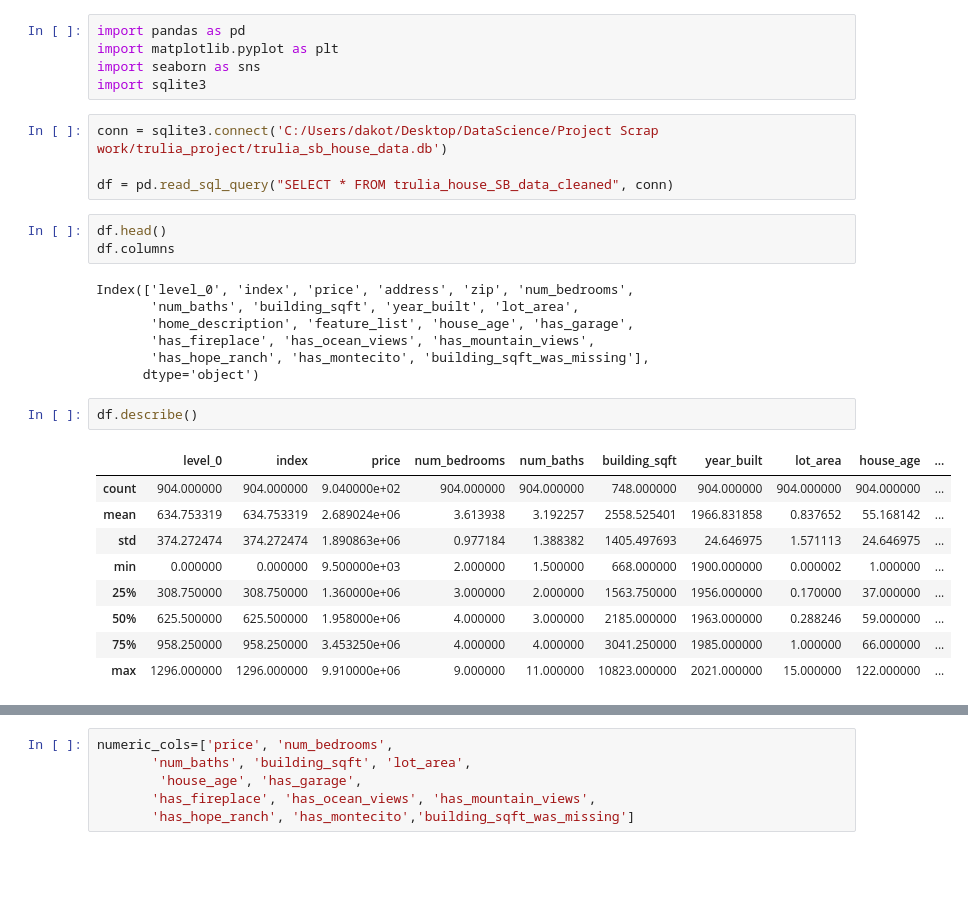
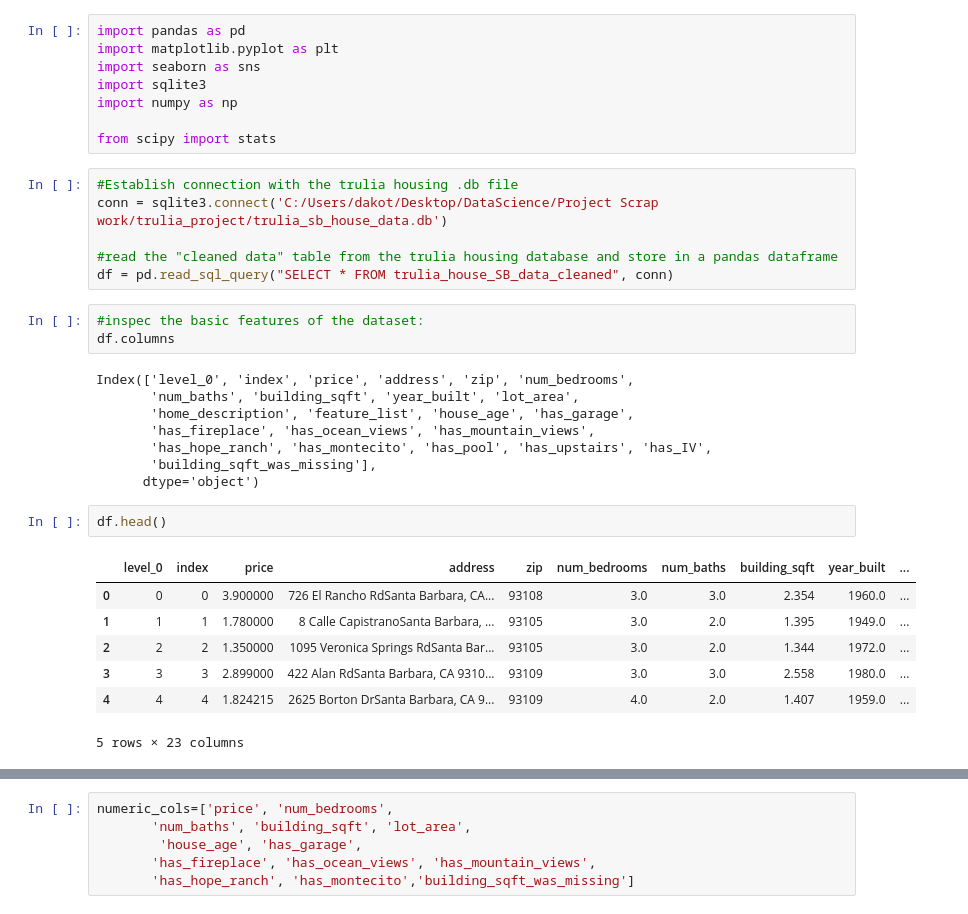
Before and after one commit to dakotarawlings/dakota_data_science_projects, a Jupyter notebook: santa_barbara_realestate_analysis/data_EDA.ipynb, the cells around one changed output, grey strips where cells are left out. Drawn from its saved outputs; the diff is of its cells as text; blank space fills up the shorter version.

```diff
--- a/santa_barbara_realestate_analysis/data_EDA.ipynb
+++ b/santa_barbara_realestate_analysis/data_EDA.ipynb
@@ -3,32 +3,36 @@ import pandas as pd
 import matplotlib.pyplot as plt
 import seaborn as sns
 import sqlite3
+import numpy as np
+
+from scipy import stats
 # %%
+#Establish connection with the trulia housing .db file
 conn = sqlite3.connect('C:/Users/dakot/Desktop/DataScience/Project Scrap work/trulia_project/trulia_sb_house_data.db')
 
+#read the "cleaned data" table from the trulia housing database and store in a pandas dataframe
 df = pd.read_sql_query("SELECT * FROM trulia_house_SB_data_cleaned", conn)
 # %%
-df.head()
+#inspec the basic features of the dataset:
 df.columns
 # %% [output]
 Index(['level_0', 'index', 'price', 'address', 'zip', 'num_bedrooms',
        'num_baths', 'building_sqft', 'year_built', 'lot_area',
        'home_description', 'feature_list', 'house_age', 'has_garage',
        'has_fireplace', 'has_ocean_views', 'has_mountain_views',
-       'has_hope_ranch', 'has_montecito', 'building_sqft_was_missing'],
+       'has_hope_ranch', 'has_montecito', 'has_pool', 'has_upstairs', 'has_IV',
+       'building_sqft_was_missing'],
       dtype='object')
 # %%
-df.describe()
+df.head()
 # %% [output]
-|  | level_0 | index | price | num_bedrooms | num_baths | building_sqft | year_built | lot_area | house_age | ... |
-| count | 904.000000 | 904.000000 | 9.040000e+02 | 904.000000 | 904.000000 | 748.000000 | 904.000000 | 904.000000 | 904.000000 | ... |
-| mean | 634.753319 | 634.753319 | 2.689024e+06 | 3.613938 | 3.192257 | 2558.525401 | 1966.831858 | 0.837652 | 55.168142 | ... |
-| std | 374.272474 | 374.272474 | 1.890863e+06 | 0.977184 | 1.388382 | 1405.497693 | 24.646975 | 1.571113 | 24.646975 | ... |
-| min | 0.000000 | 0.000000 | 9.500000e+03 | 2.000000 | 1.500000 | 668.000000 | 1900.000000 | 0.000002 | 1.000000 | ... |
-| 25% | 308.750000 | 308.750000 | 1.360000e+06 | 3.000000 | 2.000000 | 1563.750000 | 1956.000000 | 0.170000 | 37.000000 | ... |
-| 50% | 625.500000 | 625.500000 | 1.958000e+06 | 4.000000 | 3.000000 | 2185.000000 | 1963.000000 | 0.288246 | 59.000000 | ... |
-| 75% | 958.250000 | 958.250000 | 3.453250e+06 | 4.000000 | 4.000000 | 3041.250000 | 1985.000000 | 1.000000 | 66.000000 | ... |
-| max | 1296.000000 | 1296.000000 | 9.910000e+06 | 9.000000 | 11.000000 | 10823.000000 | 2021.000000 | 15.000000 | 122.000000 | ... |
+|  | level_0 | index | price | address | zip | num_bedrooms | num_baths | building_sqft | year_built | ... |
+| 0 | 0 | 0 | 3.900000 | 726 El Rancho RdSanta Barbara, CA... | 93108 | 3.0 | 3.0 | 2.354 | 1960.0 | ... |
+| 1 | 1 | 1 | 1.780000 | 8 Calle CapistranoSanta Barbara, ... | 93105 | 3.0 | 2.0 | 1.395 | 1949.0 | ... |
+| 2 | 2 | 2 | 1.350000 | 1095 Veronica Springs RdSanta Bar... | 93105 | 3.0 | 2.0 | 1.344 | 1972.0 | ... |
+| 3 | 3 | 3 | 2.899000 | 422 Alan RdSanta Barbara, CA 9310... | 93109 | 3.0 | 3.0 | 2.558 | 1980.0 | ... |
+| 4 | 4 | 4 | 1.824215 | 2625 Borton DrSanta Barbara, CA 9... | 93109 | 4.0 | 2.0 | 1.407 | 1959.0 | ... |
+5 rows × 23 columns
 # %%
 df.zip.value_counts()
 # %% [output]
```
Also changed, not shown: parts of 16 cells of this notebook, 8 other files.
